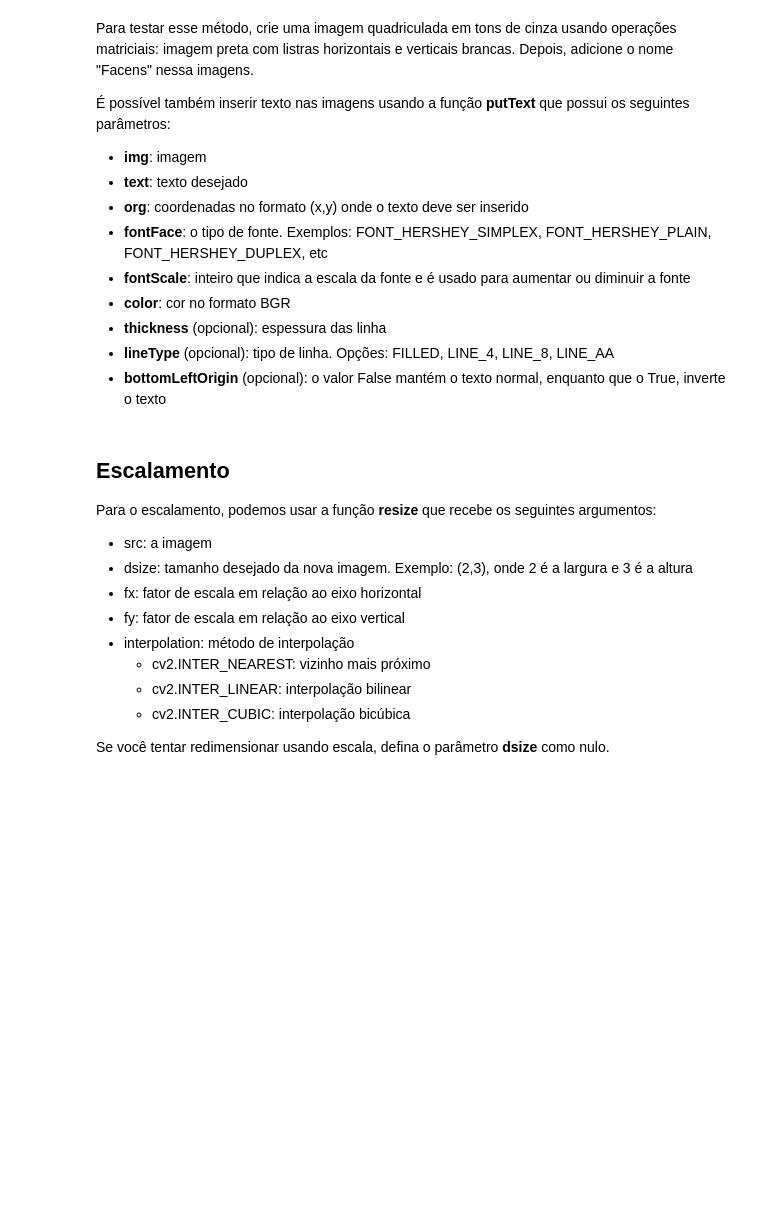
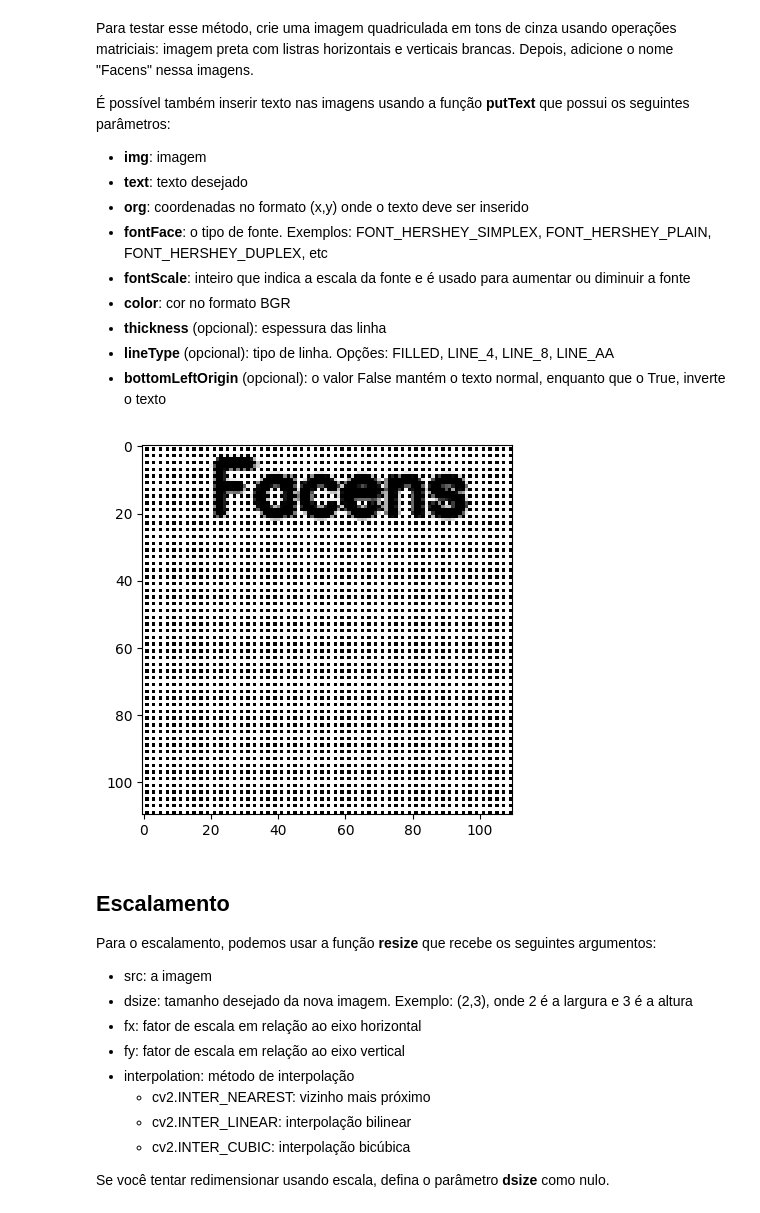
Before and after one commit to Fdark18/Portifolio, a Jupyter notebook: exPDI04_transformacoes_tin1.ipynb, the cells around one changed output. Saved outputs shown, nothing was run; the diff lists cells and outputs as text; code cells hidden in the pictures; blank space fills up the shorter version.

```diff
--- a/exPDI04_transformacoes_tin1.ipynb
+++ b/exPDI04_transformacoes_tin1.ipynb
@@ -36,22 +36,29 @@ Para testar esse método, crie uma imagem quadriculada em tons de cinza usando o
 # %%
 img = np.zeros([110,110], dtype=np.uint8)
 
 ################# COMPLETE O CÓDIGO AQUI  #################
+larg, alt = img.shape
+for i in range(0, larg, 2):
+  img[i, : ] = 255
 
+for i in range(0, alt, 2):
+  img[:, i] = 255
 
 
 
 
 
 
 ##########################################################
 
 img = cv2.putText(img,text = "Facens", org = (20,20), fontFace = cv2.FONT_HERSHEY_SIMPLEX,
-                  fontScale = 0.8, color = [0,0,0], thickness = 2, lineType = cv2.LINE_AA)
+                  fontScale = 0.7, color = [0,0,0], thickness = 2, lineType = cv2.LINE_AA)
 
 # plota a imagem vermelha
 plt.imshow(img, 'gray', vmin=0, vmax=255)
 plt.show()
+# %% [output]
+[figure, added]
 # %% [markdown]
 ## Escalamento
 
```
Also changed, not shown: parts of 3 cells of this notebook.
